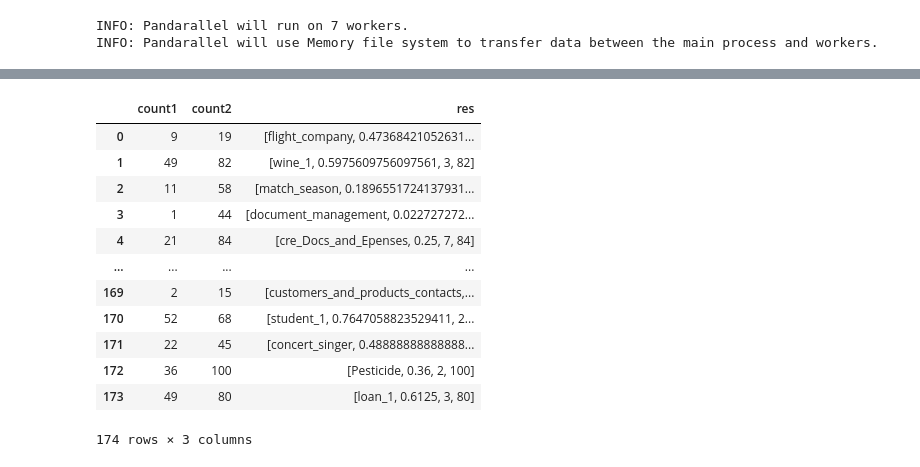
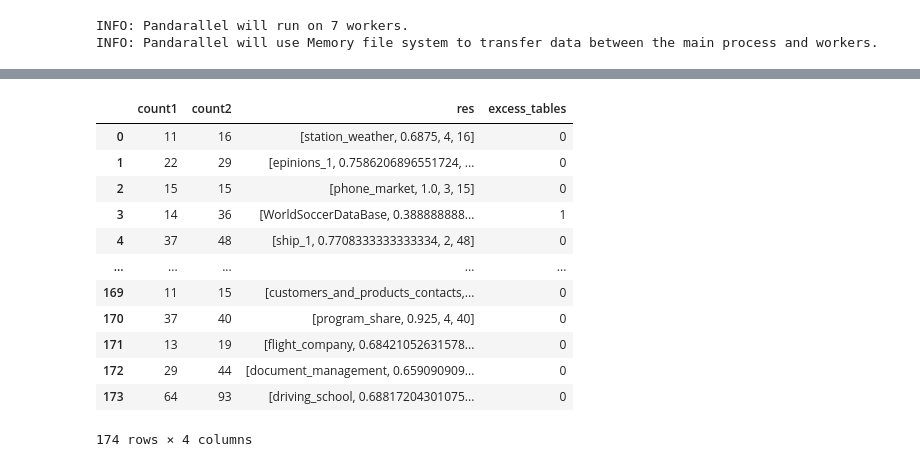
Before and after one commit to jasmeeetSingh/TQL, a Jupyter notebook: queryProcessing/tableMapperRunner.ipynb, the cells around one changed output, grey strips where cells are left out. Cells and saved outputs as stored; diff of their text form; code cells hidden in the pictures.

```diff
--- a/queryProcessing/tableMapperRunner.ipynb
+++ b/queryProcessing/tableMapperRunner.ipynb
@@ -279,21 +49,21 @@ hospital_1
-# %%
-df_results = pd.DataFrame()
-df_results[['count1', 'count2', 'res']] = pd.DataFrame(pd.DataFrame(count_df)[0].tolist())
-df_results
-# %% [output]
-|  | count1 | count2 | res |
-| 0 | 9 | 19 | [flight_company, 0.47368421052631... |
-| 1 | 49 | 82 | [wine_1, 0.5975609756097561, 3, 82] |
-| 2 | 11 | 58 | [match_season, 0.1896551724137931... |
-| 3 | 1 | 44 | [document_management, 0.022727272... |
-| 4 | 21 | 84 | [cre_Docs_and_Epenses, 0.25, 7, 84] |
-| ... | ... | ... | ... |
-| 169 | 2 | 15 | [customers_and_products_contacts,... |
-| 170 | 52 | 68 | [student_1, 0.7647058823529411, 2... |
-| 171 | 22 | 45 | [concert_singer, 0.48888888888888... |
-| 172 | 36 | 100 | [Pesticide, 0.36, 2, 100] |
-| 173 | 49 | 80 | [loan_1, 0.6125, 3, 80] |
-174 rows × 3 columns
+# %%
+df_results = pd.DataFrame()
+df_results[['count1', 'count2', 'res', 'excess_tables']] = pd.DataFrame(pd.DataFrame(count_df)[0].tolist())
+df_results
+# %% [output]
+|  | count1 | count2 | res | excess_tables |
+| 0 | 11 | 16 | [station_weather, 0.6875, 4, 16] | 0 |
+| 1 | 22 | 29 | [epinions_1, 0.7586206896551724, ... | 0 |
+| 2 | 15 | 15 | [phone_market, 1.0, 3, 15] | 0 |
+| 3 | 14 | 36 | [WorldSoccerDataBase, 0.388888888... | 1 |
+| 4 | 37 | 48 | [ship_1, 0.7708333333333334, 2, 48] | 0 |
+| ... | ... | ... | ... | ... |
+| 169 | 11 | 15 | [customers_and_products_contacts,... | 0 |
+| 170 | 37 | 40 | [program_share, 0.925, 4, 40] | 0 |
+| 171 | 13 | 19 | [flight_company, 0.68421052631578... | 0 |
+| 172 | 29 | 44 | [document_management, 0.659090909... | 0 |
+| 173 | 64 | 93 | [driving_school, 0.68817204301075... | 0 |
+174 rows × 4 columns
 # %%
 test_schema = 'restaurants'
 s, t = tableMapper.get_filtered_schema(test_schema)
```
Also changed, not shown: parts of 9 cells of this notebook, 2 other files.
